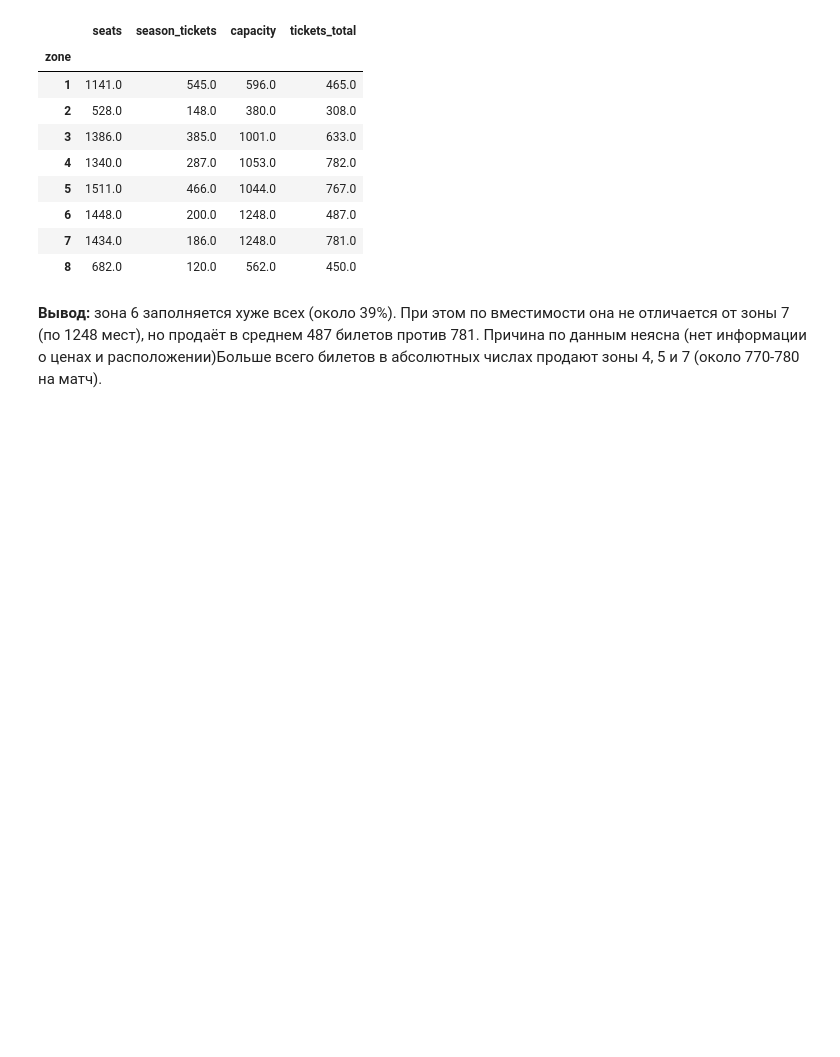
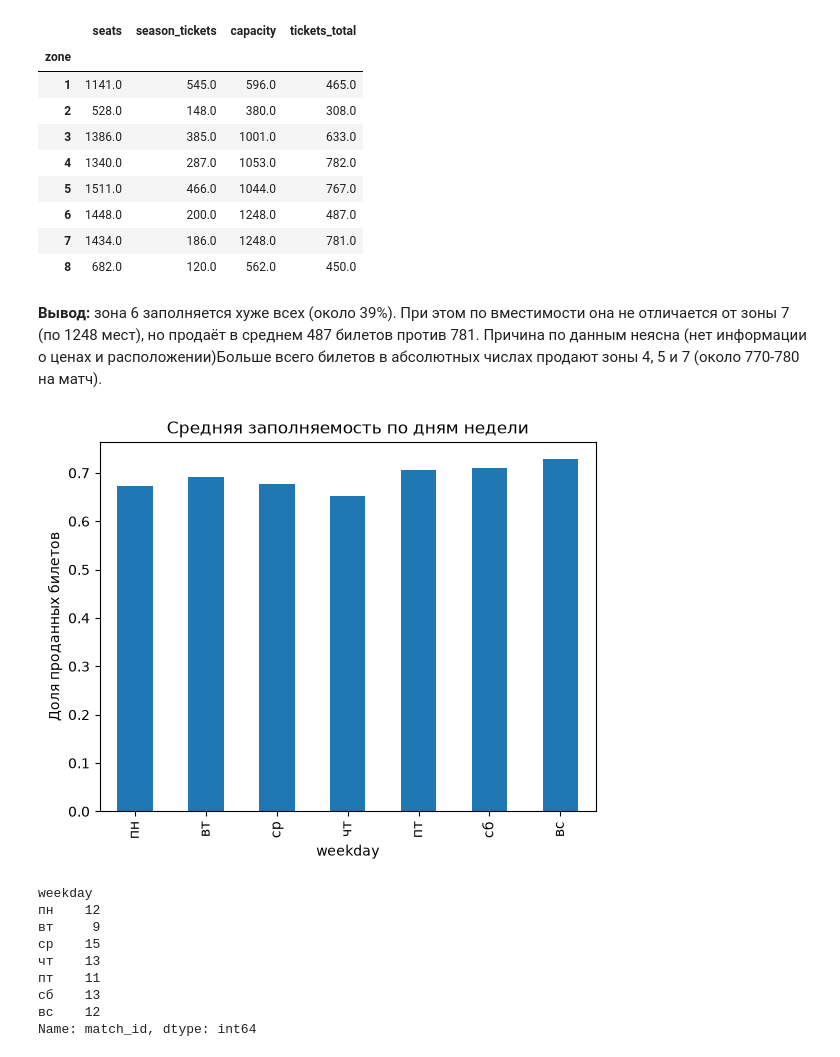
Before and after one commit to shertwg/datamatch-avangard, a Jupyter notebook: notebooks/01_eda.ipynb, the cells around one changed output. Drawn from its saved outputs; the diff is of its cells as text; code cells hidden in the pictures; blank space fills up the shorter version.

Commit message:
EDA: заполняемость по дням недели и месяцам

```diff
--- a/notebooks/01_eda.ipynb
+++ b/notebooks/01_eda.ipynb
@@ -76,3 +76,26 @@ train.groupby("zone")[["seats", "season_tickets", "capacity", "tickets_total"]].
 | 8 | 682.0 | 120.0 | 562.0 | 450.0 |
 # %% [markdown]
 **Вывод:** зона 6 заполняется хуже всех (около 39%). При этом по вместимости она не отличается от зоны 7 (по 1248 мест), но продаёт в среднем 487 билетов против 781. Причина по данным неясна (нет информации о ценах и расположении)Больше всего билетов в абсолютных числах продают зоны 4, 5 и 7 (около 770-780 на матч).
+# %%
+days = {1: "пн", 2: "вт", 3: "ср", 4: "чт", 5: "пт", 6: "сб", 7: "вс"}
+
+by_day = train.groupby("weekday")["fill_rate"].mean()
+by_day.index = by_day.index.map(days)
+by_day.plot(kind="bar")
+plt.title("Средняя заполняемость по дням недели")
+plt.ylabel("Доля проданных билетов")
+plt.show()
+
+# сколько матчей в каждый день, чтобы не делать выводы по 1-2 матчам
+print(train.groupby("weekday")["match_id"].nunique().rename(index=days))
+# %% [output]
+[figure, added]
+weekday
+пн    12
+вт     9
+ср    15
+чт    13
+пт    11
+сб    13
+вс    12
+Name: match_id, dtype: int64
```
Also changed, not shown: parts of 3 cells of this notebook.
